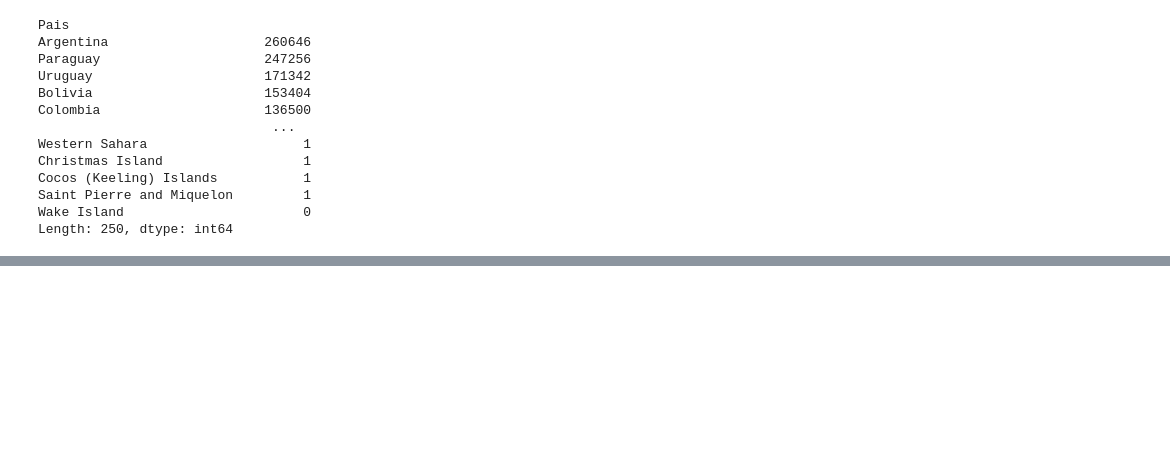
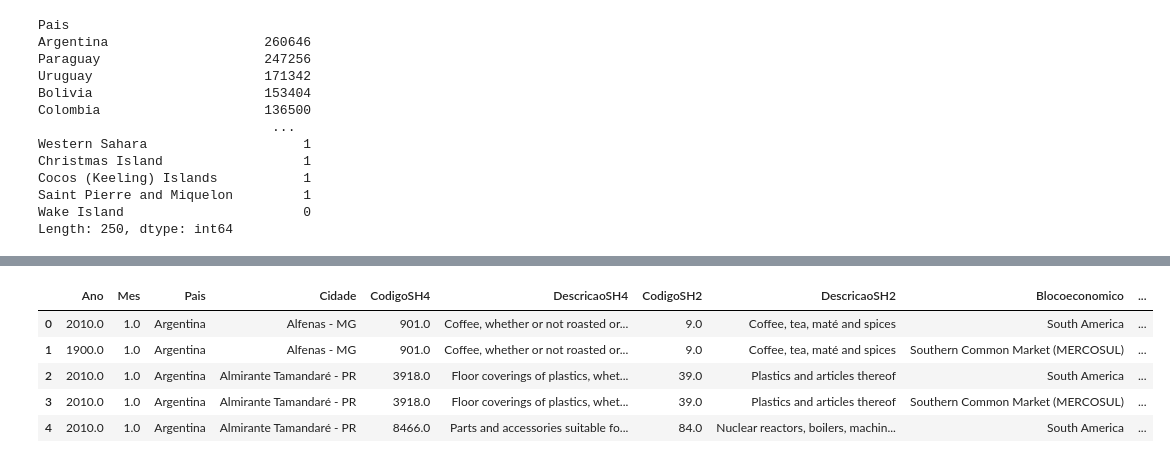
Before and after one commit to rwdias/ce329ML_Project, a Jupyter notebook: exportsBrazilMLProject.ipynb, the cells around one changed output, grey strips where cells are left out. Cells and saved outputs as stored; diff of their text form; code cells hidden in the pictures; blank space fills up the shorter version.

Commit message:
imputacao dados faltantes

```diff
--- a/exportsBrazilMLProject.ipynb
+++ b/exportsBrazilMLProject.ipynb
@@ -169,0 +479,4 @@ Número de linhas para a Argentina: 1299852
+# %%
+new_df_argentina = pd.read_csv('new_df_argentina_limpo.csv')
+dados_faltantes_por_coluna = new_df_argentina.isna().sum()
+dados_faltantes_por_coluna
@@ -169,0 +496,9 @@ Número de linhas para a Argentina: 1299852
+# %%
+new_df_argentina.head()
+# %% [output]
+|  | Ano | Mes | Pais | Cidade | CodigoSH4 | DescricaoSH4 | CodigoSH2 | DescricaoSH2 | Blocoeconomico | ... |
+| 0 | 2010.0 | 1.0 | Argentina | Alfenas - MG | 901.0 | Coffee, whether or not roasted or... | 9.0 | Coffee, tea, maté and spices | South America | ... |
+| 1 | 1900.0 | 1.0 | Argentina | Alfenas - MG | 901.0 | Coffee, whether or not roasted or... | 9.0 | Coffee, tea, maté and spices | Southern Common Market (MERCOSUL) | ... |
+| 2 | 2010.0 | 1.0 | Argentina | Almirante Tamandaré - PR | 3918.0 | Floor coverings of plastics, whet... | 39.0 | Plastics and articles thereof | South America | ... |
+| 3 | 2010.0 | 1.0 | Argentina | Almirante Tamandaré - PR | 3918.0 | Floor coverings of plastics, whet... | 39.0 | Plastics and articles thereof | Southern Common Market (MERCOSUL) | ... |
+| 4 | 2010.0 | 1.0 | Argentina | Almirante Tamandaré - PR | 8466.0 | Parts and accessories suitable fo... | 84.0 | Nuclear reactors, boilers, machin... | South America | ... |
```
Also changed, not shown: parts of 22 cells of this notebook.
